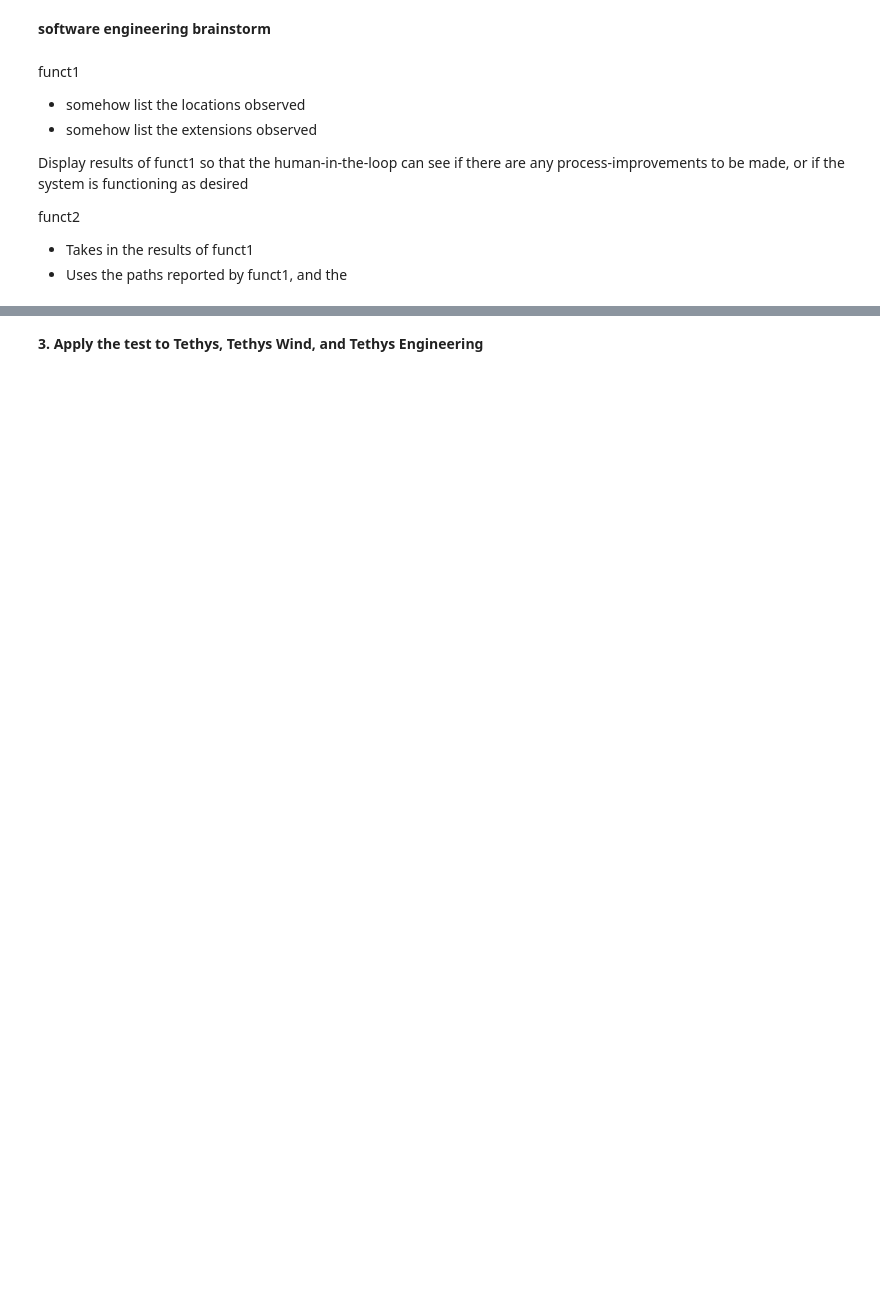
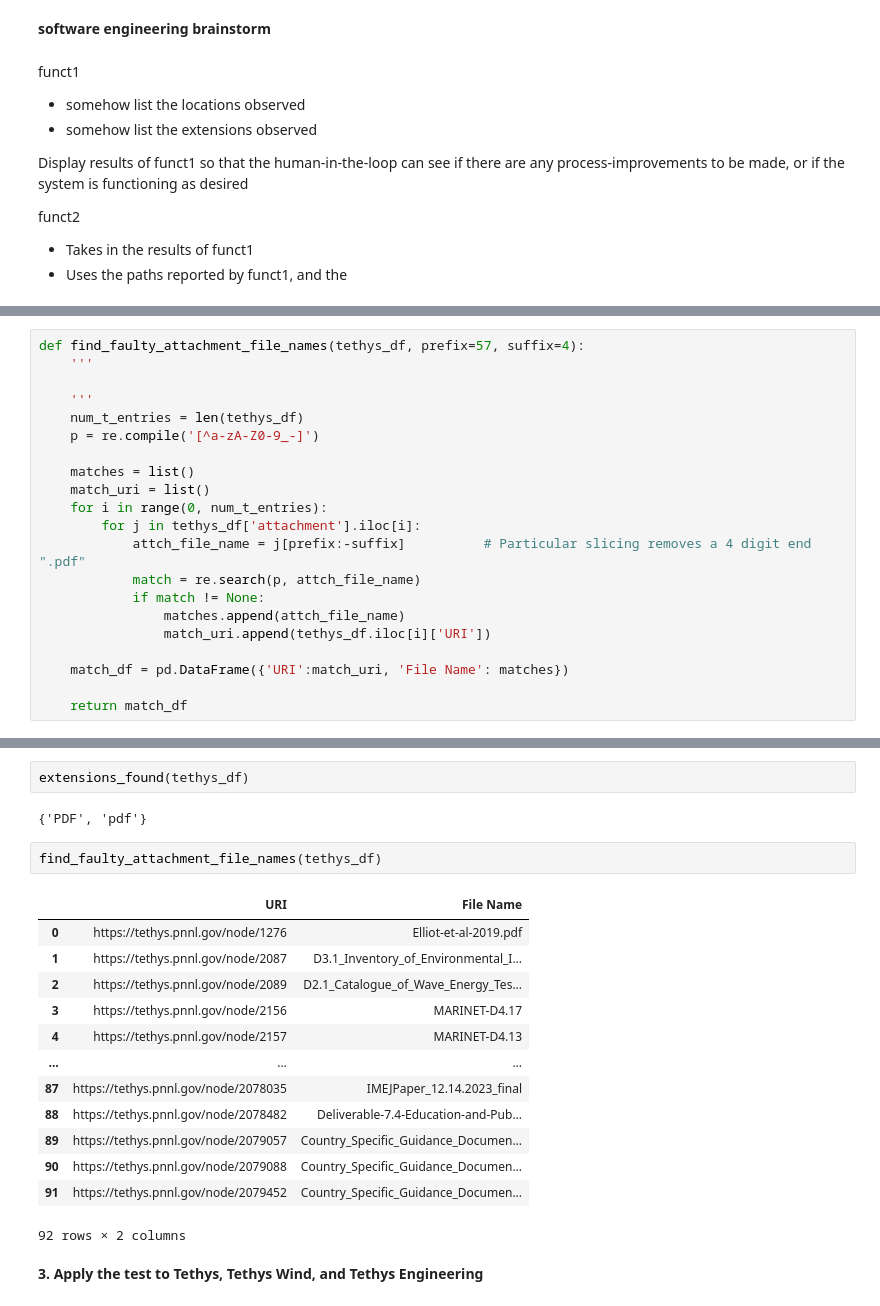
Before and after one commit to domdecanio/primrea, a Jupyter notebook: notebooks/reports/tethyss_qaqc_1.ipynb, the cells around one changed output, grey strips where cells are left out. Cells and saved outputs as stored; diff of their text form; blank space fills up the shorter version.

Commit message:
Completed tethyss_qaqc_1! Matured diagram.

```diff
--- a/notebooks/reports/tethyss_qaqc_1.ipynb
+++ b/notebooks/reports/tethyss_qaqc_1.ipynb
@@ -636,0 +650,21 @@ locs[0]
+# %%
+def find_faulty_attachment_file_names(tethys_df, prefix=57, suffix=4):
+    '''
+
+    '''
+    num_t_entries = len(tethys_df)
+    p = re.compile('[^a-zA-Z0-9_-]')
+
+    matches = list()
+    match_uri = list()
+    for i in range(0, num_t_entries):
+        for j in tethys_df['attachment'].iloc[i]:
+            attch_file_name = j[prefix:-suffix]          # Particular slicing removes a 4 digit end ".pdf"
+            match = re.search(p, attch_file_name)
+            if match != None:
+                matches.append(attch_file_name)
+                match_uri.append(tethys_df.iloc[i]['URI'])
+
+    match_df = pd.DataFrame({'URI':match_uri, 'File Name': matches})
+
+    return match_df
@@ -637,2 +691,22 @@ locs[0]
+# %%
+extensions_found(tethys_df)
+# %% [output]
+{'PDF', 'pdf'}
+# %%
+find_faulty_attachment_file_names(tethys_df)
+# %% [output]
+|  | URI | File Name |
+| 0 | https://tethys.pnnl.gov/node/1276 | Elliot-et-al-2019.pdf |
+| 1 | https://tethys.pnnl.gov/node/2087 | D3.1_Inventory_of_Environmental_I... |
+| 2 | https://tethys.pnnl.gov/node/2089 | D2.1_Catalogue_of_Wave_Energy_Tes... |
+| 3 | https://tethys.pnnl.gov/node/2156 | MARINET-D4.17 |
+| 4 | https://tethys.pnnl.gov/node/2157 | MARINET-D4.13 |
+| ... | ... | ... |
+| 87 | https://tethys.pnnl.gov/node/2078035 | IMEJPaper_12.14.2023_final |
+| 88 | https://tethys.pnnl.gov/node/2078482 | Deliverable-7.4-Education-and-Pub... |
+| 89 | https://tethys.pnnl.gov/node/2079057 | Country_Specific_Guidance_Documen... |
+| 90 | https://tethys.pnnl.gov/node/2079088 | Country_Specific_Guidance_Documen... |
+| 91 | https://tethys.pnnl.gov/node/2079452 | Country_Specific_Guidance_Documen... |
+92 rows × 2 columns
 # %% [markdown]
 **3. Apply the test to Tethys, Tethys Wind, and Tethys Engineering**
```
Also changed, not shown: parts of 44 cells of this notebook, 1 other file.
